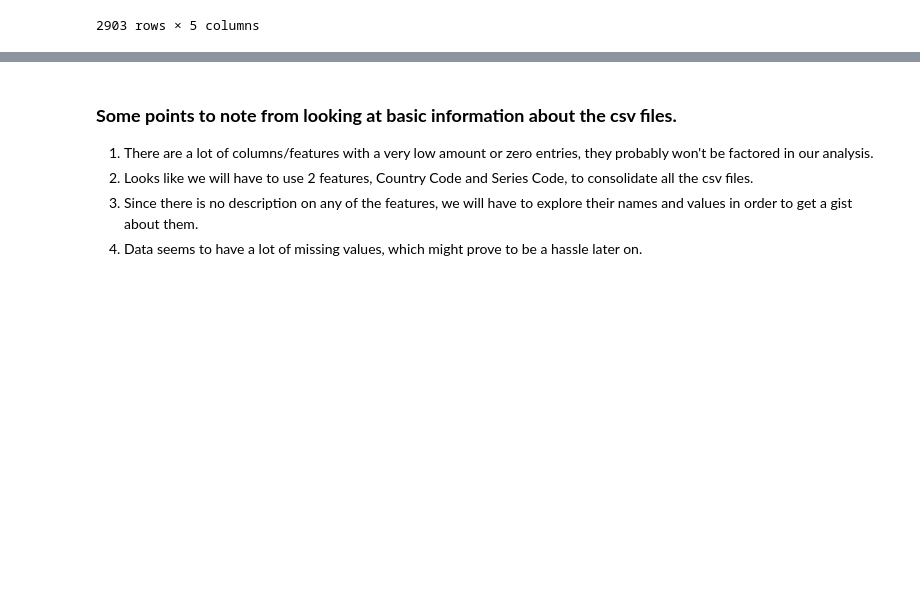
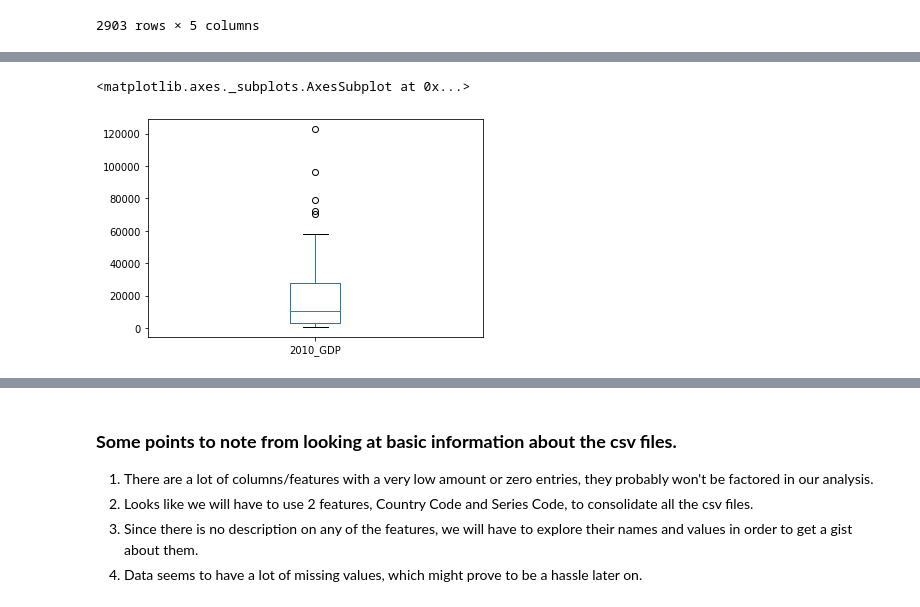
Before and after one commit to Sriram1717/World-Bank-Global-Education-Analysis, a Jupyter notebook: CH_Sriram_Sureshkumar_Capstone_Project_World_Bank_Global_Education_Analysis_Capstone_Project.ipynb, the cells around one changed output, grey strips where cells are left out. Cells and saved outputs as stored; diff of their text form; code cells hidden in the pictures; blank space fills up the shorter version.

```diff
--- a/CH_Sriram_Sureshkumar_Capstone_Project_World_Bank_Global_Education_Analysis_Capstone_Project.ipynb
+++ b/CH_Sriram_Sureshkumar_Capstone_Project_World_Bank_Global_Education_Analysis_Capstone_Project.ipynb
@@ -251,0 +369,20 @@ df_footnote[df_footnote['SeriesCode'] == df_footnote.loc[0,'SeriesCode']]
+# %%
+count2 = 0
+my_list2 = []
+for elem in df_data['Indicator Name']:
+  if 'GDP per capita, PPP (current international $)' in elem:
+    my_list2.append(df_data.loc[count2,:])
+  else:
+    pass
+  count2 = count2 + 1
+# %%
+df_GDP_2010 = pd.DataFrame(my_list2)[['Country Name', 'Country Code', 'Indicator Name', 'Indicator Code','2010']]
+# %%
+df_GDP_2010 = df_GDP_2010[~df_GDP_2010['2010'].isna()]
+# %%
+df_Exp_GDP = pd.merge(df_expData_2010, df_GDP_2010, on =['Country Name','Country Code'], suffixes = ('_Expediture','_GDP'))
+# %%
+df_Exp_GDP['2010_GDP'].plot(kind='box')
+# %% [output]
+<matplotlib.axes._subplots.AxesSubplot at 0x...>
+[figure, added]
```
Also changed, not shown: parts of 35 cells of this notebook.
